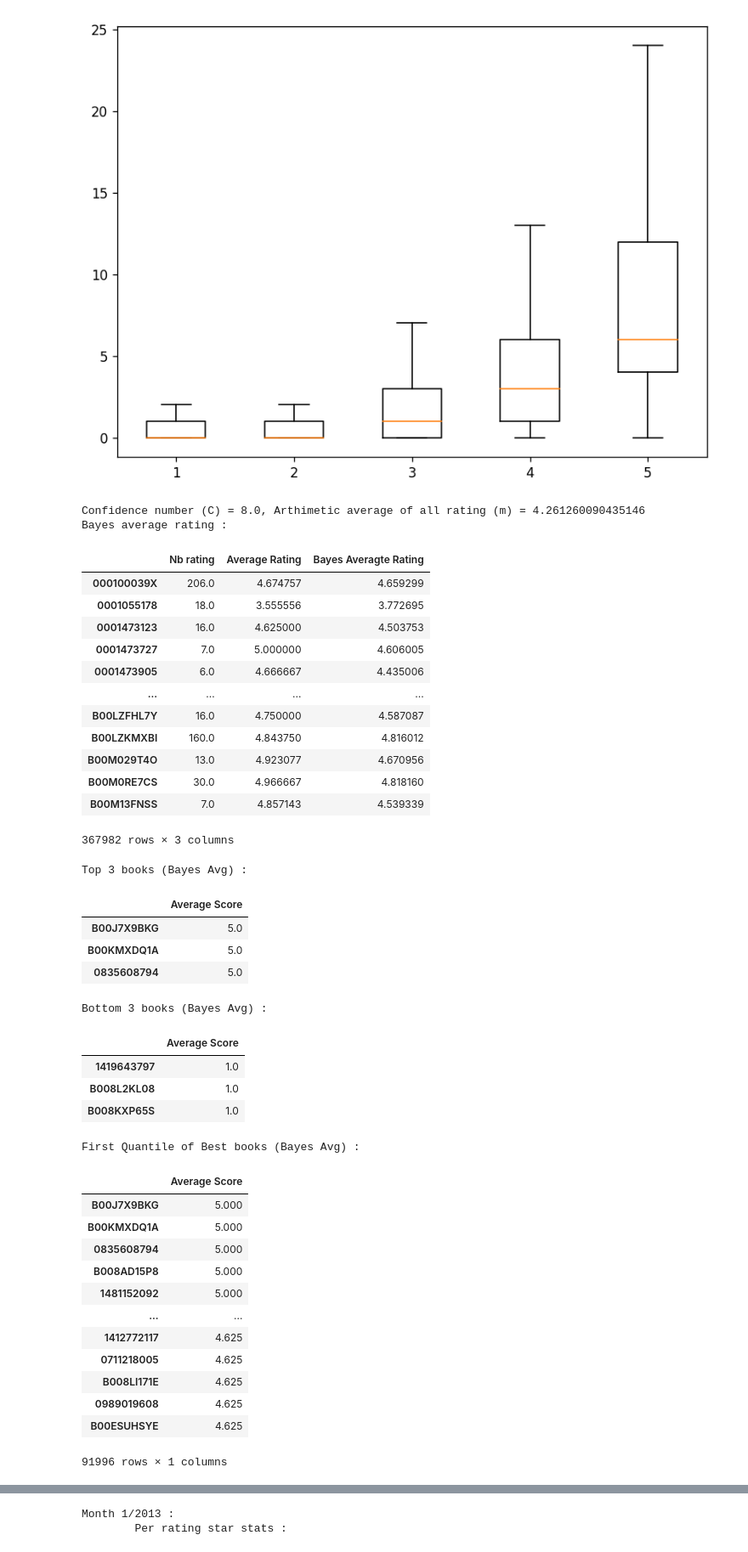
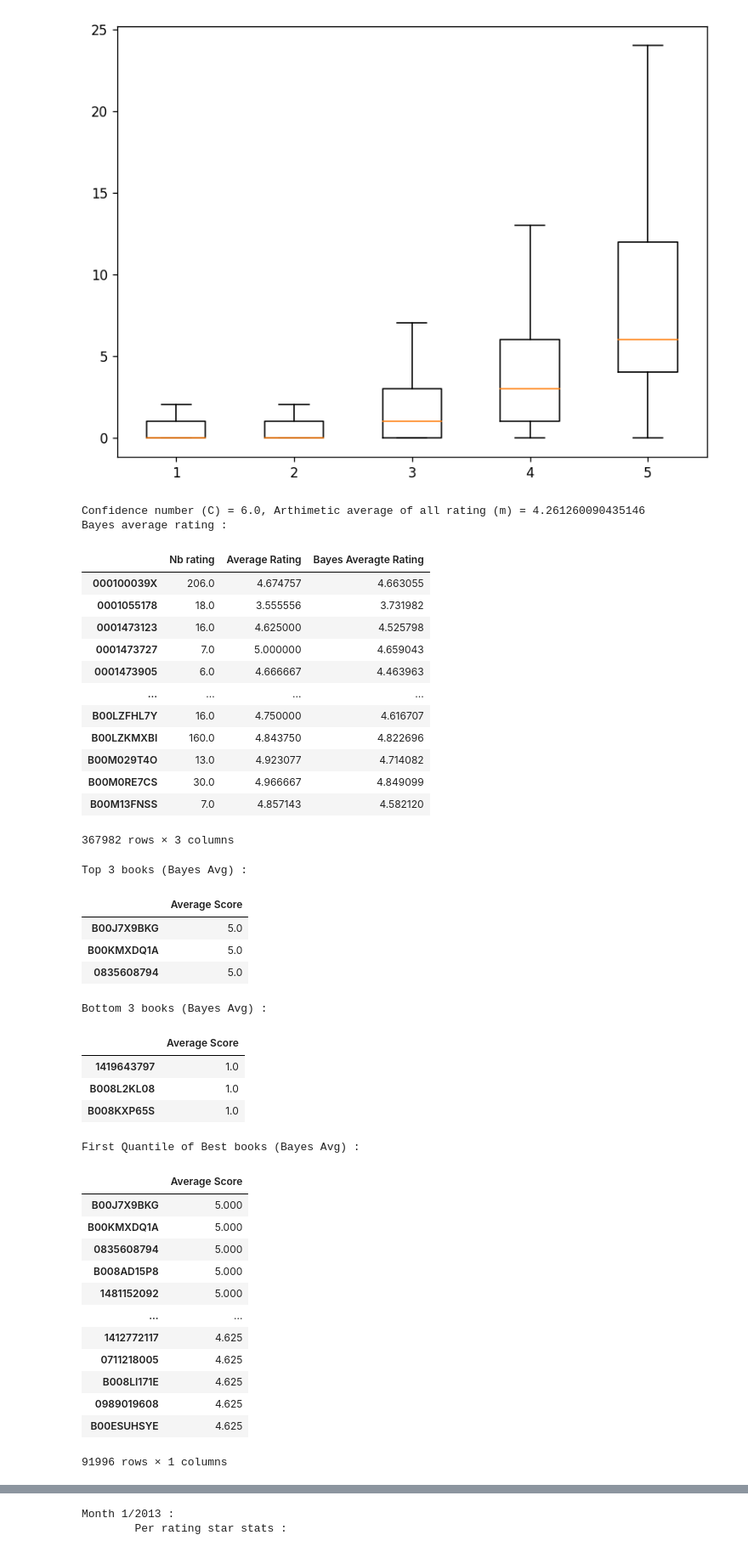
Before and after one commit to darhal/IFT799-DataScience, a Jupyter notebook: Lab1/tp1.ipynb, the cells around one changed output, grey strips where cells are left out. Shown: that part at 85% size. Cells and saved outputs as stored; diff of their text form; code cells hidden in the pictures.

```diff
--- a/Lab1/tp1.ipynb
+++ b/Lab1/tp1.ipynb
@@ -12,6 +12,7 @@ from celluloid import Camera
 from IPython.display import Image
 from IPython.display import HTML
 
+BAYES_QUARTILE_OPT = 0.25
 RATES = [1,2,3,4,5]
 index = 0
 asinToIndex = {}
@@ -206,43 +207,43 @@ plt.show()
 # %%
 # Calculate better average metric to classify books
 def bayesAverage(avgRatings, nbRating, C, m):
     bayesAvgRatings = (nbRating * avgRatings + m * C) / (nbRating + C)
     return bayesAvgRatings
 
-confidenceNumber = np.quantile(nbRating, 0.4)
+confidenceNumber = np.quantile(nbRating, BAYES_QUARTILE_OPT)
 arithAverage = np.mean(avgRatings)
 print(f"Confidence number (C) = {confidenceNumber}, Arthimetic average of all rating (m) = {arithAverage}")
 bayesAvgRatings = bayesAverage(avgRatings, nbRating, confidenceNumber, arithAverage)
 top3Books, bottom3Books, q1BestBooksAsins = getTop3Bottom3AndQ1Books(scoreMatrix, avgRatings)
 bayesAvgRatingPd = pd.DataFrame(
     data=np.column_stack((nbRating, avgRatings, bayesAvgRatings)),
     index=booksAsin,
     columns=["Nb rating", "Average Rating", "Bayes Averagte Rating"]
 )
 
 print("Bayes average rating :")
 display(bayesAvgRatingPd)
 print(f"Top 3 books (Bayes Avg) :")
 display(top3Books)
 print(f"Bottom 3 books (Bayes Avg) :")
 display(bottom3Books)
 print(f"First Quantile of Best books (Bayes Avg) :")
 display(q1BestBooksAsins)
 # %% [output]
-Confidence number (C) = 8.0, Arthimetic average of all rating (m) = 4.261260090435146
+Confidence number (C) = 6.0, Arthimetic average of all rating (m) = 4.261260090435146
 Bayes average rating :
 |  | Nb rating | Average Rating | Bayes Averagte Rating |
-| 000100039X | 206.0 | 4.674757 | 4.659299 |
-| 0001055178 | 18.0 | 3.555556 | 3.772695 |
-| 0001473123 | 16.0 | 4.625000 | 4.503753 |
-| 0001473727 | 7.0 | 5.000000 | 4.606005 |
-| 0001473905 | 6.0 | 4.666667 | 4.435006 |
+| 000100039X | 206.0 | 4.674757 | 4.663055 |
+| 0001055178 | 18.0 | 3.555556 | 3.731982 |
+| 0001473123 | 16.0 | 4.625000 | 4.525798 |
+| 0001473727 | 7.0 | 5.000000 | 4.659043 |
+| 0001473905 | 6.0 | 4.666667 | 4.463963 |
 | ... | ... | ... | ... |
-| B00LZFHL7Y | 16.0 | 4.750000 | 4.587087 |
-| B00LZKMXBI | 160.0 | 4.843750 | 4.816012 |
-| B00M029T4O | 13.0 | 4.923077 | 4.670956 |
-| B00M0RE7CS | 30.0 | 4.966667 | 4.818160 |
-| B00M13FNSS | 7.0 | 4.857143 | 4.539339 |
+| B00LZFHL7Y | 16.0 | 4.750000 | 4.616707 |
+| B00LZKMXBI | 160.0 | 4.843750 | 4.822696 |
+| B00M029T4O | 13.0 | 4.923077 | 4.714082 |
+| B00M0RE7CS | 30.0 | 4.966667 | 4.849099 |
+| B00M13FNSS | 7.0 | 4.857143 | 4.582120 |
 367982 rows × 3 columns
 Top 3 books (Bayes Avg) :
 |  | Average Score |
```
Also changed, not shown: parts of 2 cells of this notebook.
